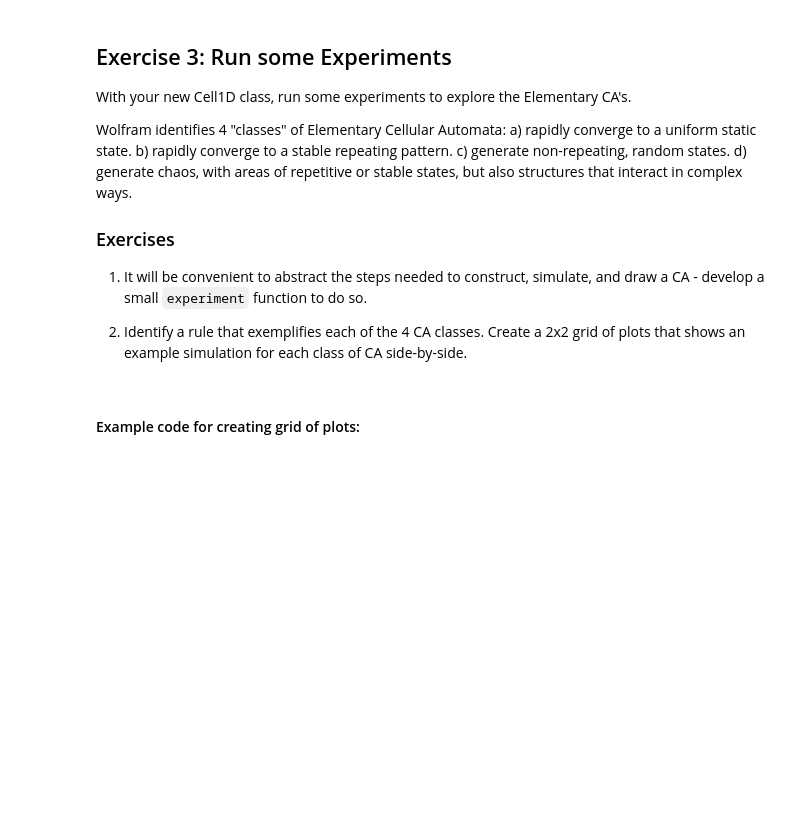
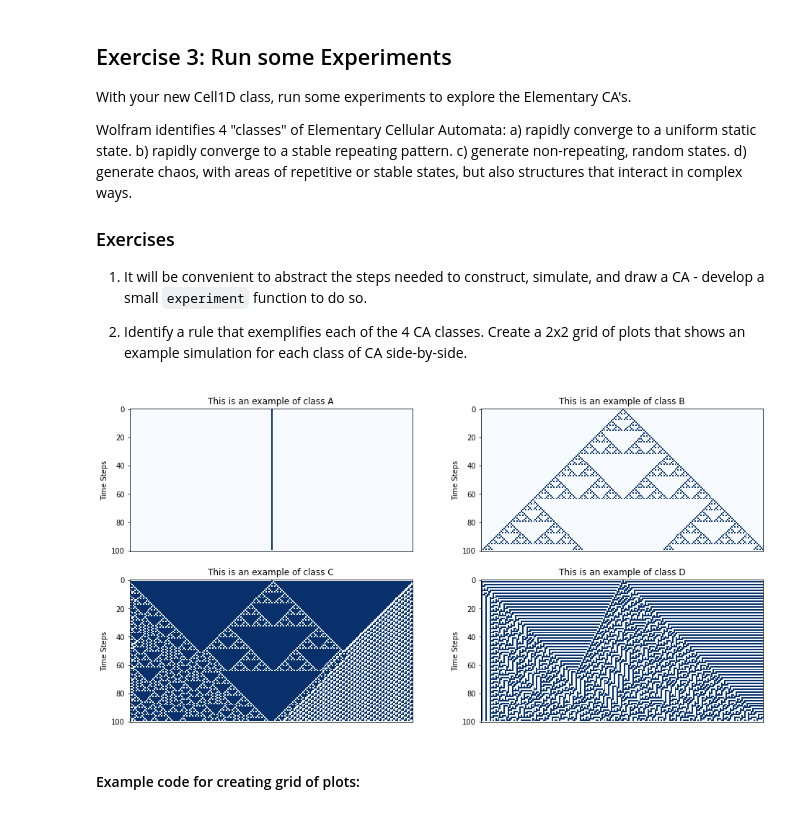
Before and after one commit to StoneMason495/cap-comp215, a Jupyter notebook: labs/lab05ZM.ipynb, the cells around one changed output. Drawn from its saved outputs; the diff is of its cells as text; code cells hidden in the pictures; blank space fills up the shorter version.

```diff
--- a/labs/lab05ZM.ipynb
+++ b/labs/lab05ZM.ipynb
@@ -198,3 +196,23 @@ Wolfram identifies 4 "classes" of Elementary Cellular Automata:
+# %%
+# Solution for Ex. 3 here...
+from random import randint
+# rule_num = randint(0,255)
+# print(rule_num)
+# rand_rule = get_lookup_table(rule_num)
+# ca_timesteps = simulate_ca(400, 200, rand_rule)
+# plt.subplots(figsize=(8, 4))
+# plot_ca(ca_timesteps)
+ca_list = [196, 146, 167, 45] #196 is an example of rule 1, 146 is an example of rule 2, 27 is an example of rule 3, 167 is an example of rule 4
+
+plt.subplots(figsize=(16, 8))
+ca = 'ABCD'
+for i in range(1, 5):
+    rule = get_lookup_table(ca_list[i-1])
+    ca_timesteps = simulate_ca(200, 100, rule)
+    plt.subplot(2, 2, i)         # draw next plot in "cell i" of a 2 x 2 grid
+    plot_ca(ca_timesteps, title=f'This is an example of class {ca[i-1]}')
+# %% [output]
+[figure, added]
 # %% [markdown]
 #### Example code for creating grid of plots:
 # %%
```
Also changed, not shown: parts of 3 cells of this notebook.
